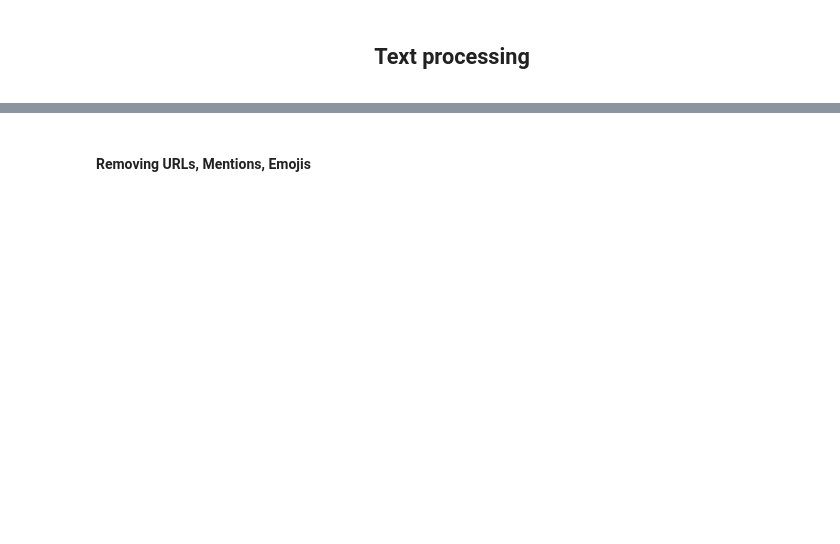
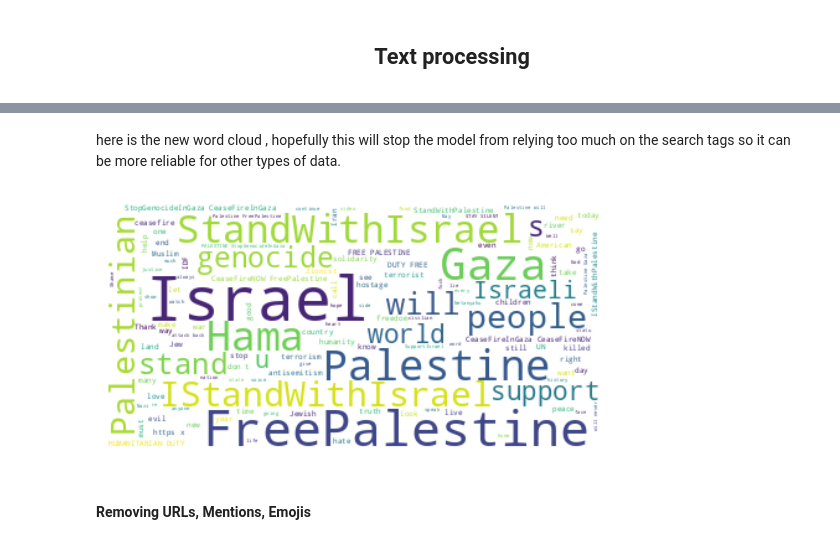
Before and after one commit to AyoubLaar/SPARK-STREAMING-PFA, a Jupyter notebook: Model/notebook.ipynb, the cells around one changed output, grey strips where cells are left out. Saved outputs shown, nothing was run; the diff lists cells and outputs as text; code cells hidden in the pictures; blank space fills up the shorter version.

```diff
--- a/Model/notebook.ipynb
+++ b/Model/notebook.ipynb
@@ -100,3 +139,14 @@ plt.show()
+# %% [markdown]
+here is the new word cloud , hopefully this will stop the model from relying too much on the search tags so it can be more reliable for other types of data.
+# %%
+text = " ".join(review for  review in data["text"])
+wordcloud = WordCloud(max_font_size=50, max_words=200, background_color="white").generate(text)
+plt.figure()
+plt.imshow(wordcloud, interpolation="bilinear")
+plt.axis("off")
+plt.show()
+# %% [output]
+[figure, added]
 # %% [markdown]
 #### Removing URLs, Mentions, Emojis
 # %%
```
Also changed, not shown: parts of 45 cells of this notebook, 1 other file.
